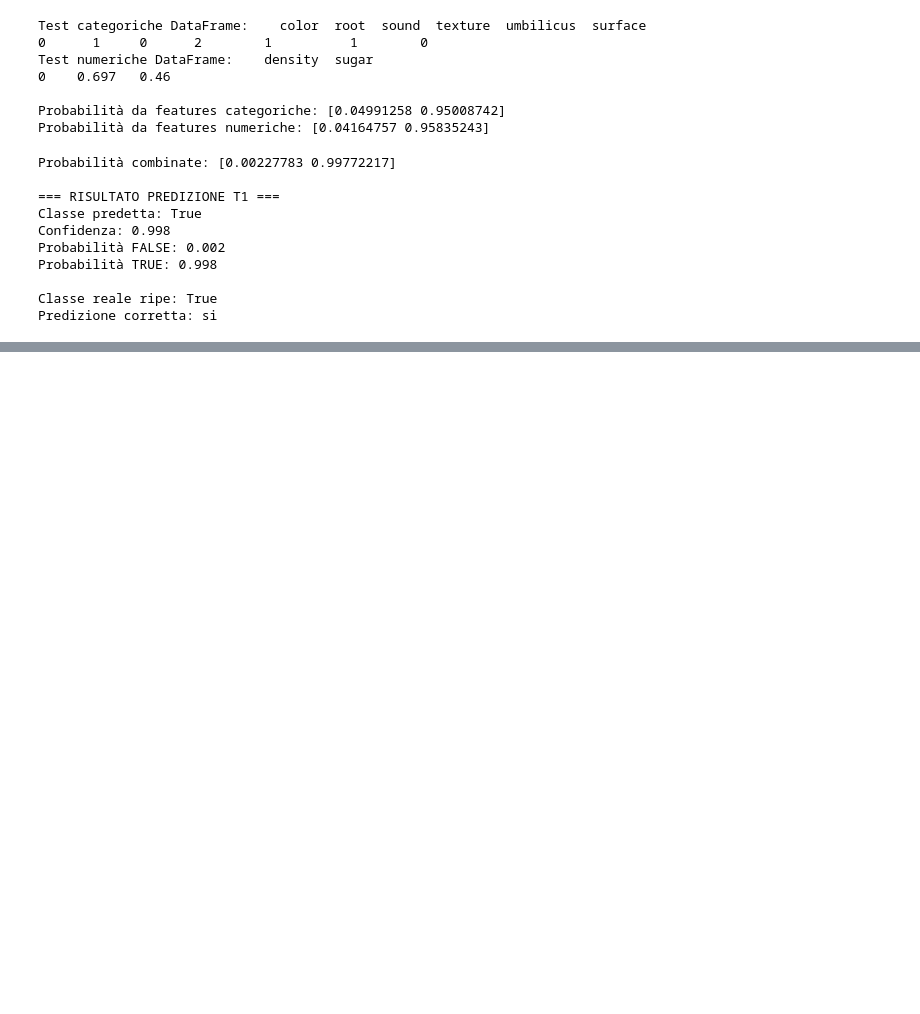
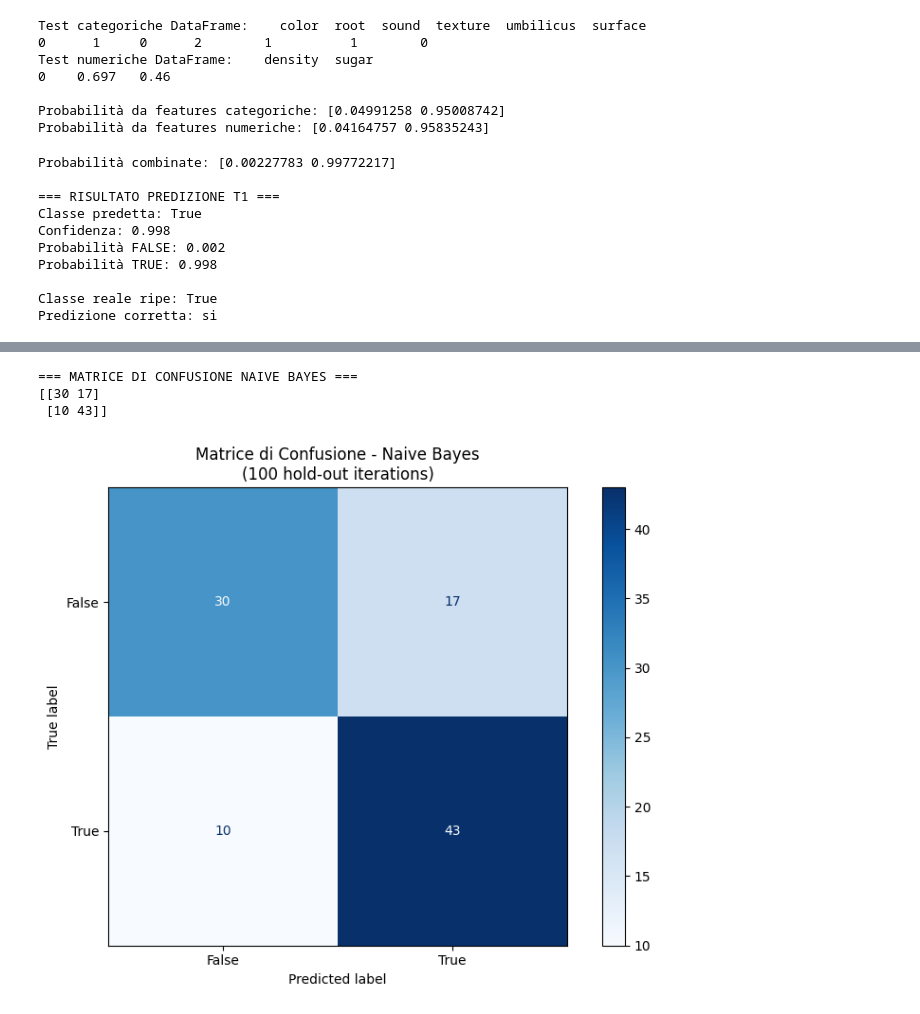
Before and after one commit to RaffaeleMelluso/AAUT, a Jupyter notebook: 3-naive_bayes/classification_watermelon_NB_aa_2025_26.ipynb, the cells around one changed output, grey strips where cells are left out. Saved outputs shown, nothing was run; the diff lists cells and outputs as text; code cells hidden in the pictures; blank space fills up the shorter version.

Commit message:
naive bayes complated

```diff
--- a/3-naive_bayes/classification_watermelon_NB_aa_2025_26.ipynb
+++ b/3-naive_bayes/classification_watermelon_NB_aa_2025_26.ipynb
@@ -231,0 +292,18 @@ Predizione corretta: si
+# %%
+# Matrice di confusione Naive Bayes
+cm_nb = confusion_matrix(nb_true_labels_all, nb_predictions_all)
+print("\n=== MATRICE DI CONFUSIONE NAIVE BAYES ===")
+print(cm_nb)
+
+fig, ax = plt.subplots(figsize=(8, 6))
+disp = ConfusionMatrixDisplay(confusion_matrix=cm_nb,
+                              display_labels=y_encoder.classes_)
+disp.plot(ax=ax, cmap='Blues', values_format='d')
+plt.title(f'Matrice di Confusione - Naive Bayes\n({n_iterations} hold-out iterations)')
+plt.tight_layout()
+plt.show()
+# %% [output]
+=== MATRICE DI CONFUSIONE NAIVE BAYES ===
+[[30 17]
+ [10 43]]
+[figure, added]
```
Also changed, not shown: parts of 12 cells of this notebook, 1 other file.
